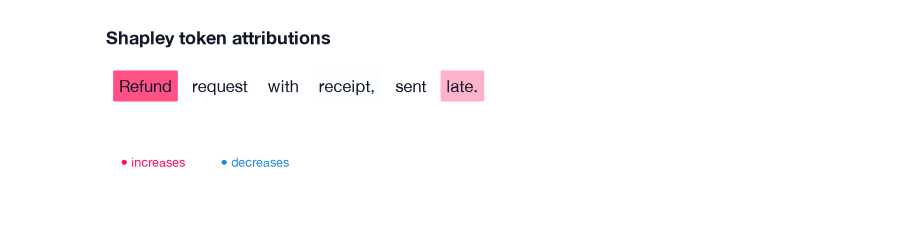
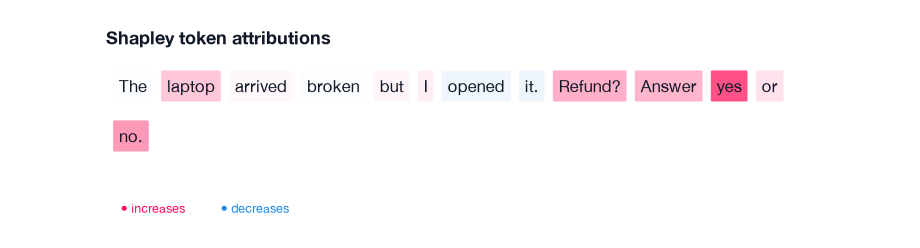
Before and after one commit to Pawlo77/MLLM-SHAP, a Jupyter notebook: examples/attribution_viz.ipynb, the cells around one changed output. Drawn from its saved outputs; the diff is of its cells as text; code cells hidden in the pictures; blank space fills up the shorter version.

```diff
--- a/examples/attribution_viz.ipynb
+++ b/examples/attribution_viz.ipynb
@@ -107,0 +38,30 @@ sum of values: 1.0
+# %%
+MODEL = {
+    "kind": "transformers",
+    "model_id": "Qwen/Qwen2.5-1.5B-Instruct",
+    "options": {"revision": "989aa7980e4cf806f80c7fef2b1adb7bc71aa306", "dtype": "float16"},
+}
+
+
+def config(**explanation: object) -> ExplainConfig:
+    return ExplainConfig.model_validate({
+        "backend": MODEL,
+        "generation": {"max_new_tokens": 4},
+        "explanation": {
+            "value_fn": "tfidf_cosine",
+            "absence_policy": "delete",
+            "kv_cache": {"enabled": True},
+            "archive": {"path": ""},
+            **explanation,
+        },
+    })
+
+
+backend = TransformersTextBackend(PluginContext(config=config()))
+
+
+def show(output) -> None:
+    for span, value in zip(output.player_set.spans, output.result.values, strict=True):
+        print(f"{span.display_label[:44]:44} {value:+.3f}")
+    print("sum", round(sum(output.result.values), 4), "= grand - base",
+          round(output.result.grand_value - output.result.base_value, 4))
@@ -107,0 +74,11 @@ sum of values: 1.0
+# %%
+prompt = ConversationSnapshot.from_turns((
+    Turn(messages=(Message(
+        role=Role.USER,
+        text="The laptop arrived broken but I opened it. Refund? Answer yes or no.",
+    ),)),
+))
+words = await ExplainRunner(
+    config(estimator="complementary", budget={"evaluations": 160}), backend=backend
+).explain(prompt)
+show(words)
@@ -108,6 +106,5 @@ sum of values: 1.0
 # %%
-render_attribution(output, snapshot, output.player_set, renderer="token_text")
+render_attribution(words, prompt, words.player_set, renderer="token_text")
 plt.show()
-display_attribution_html(output, snapshot, output.player_set, title="Refund request")
 # %% [output]
-[figure, old version]
+[figure, new version]
```
Also changed, not shown: parts of 25 cells of this notebook, 7 other files.
